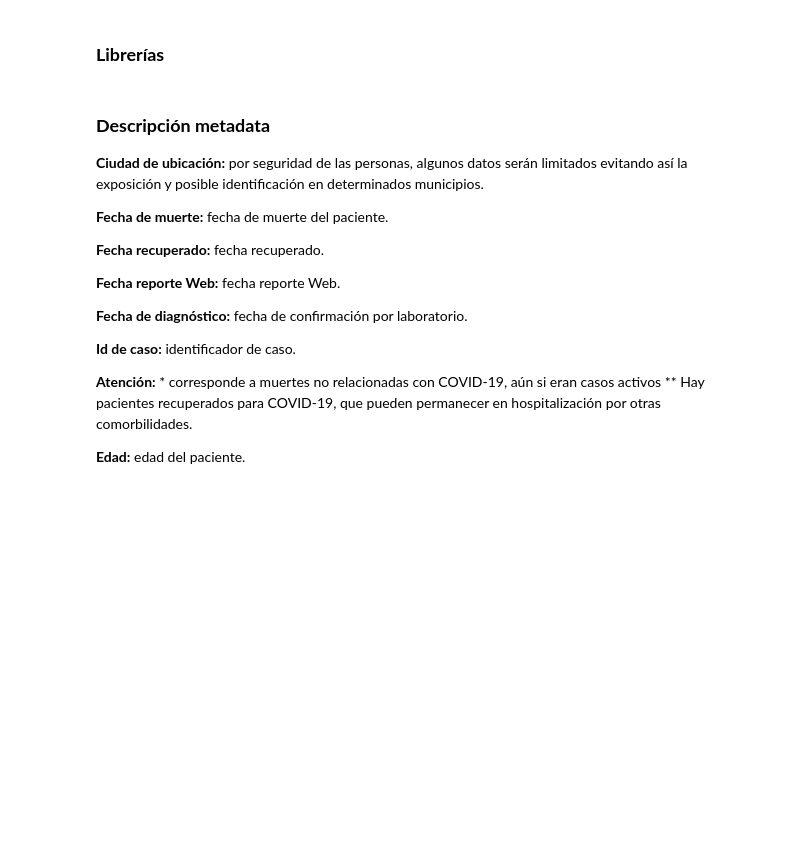
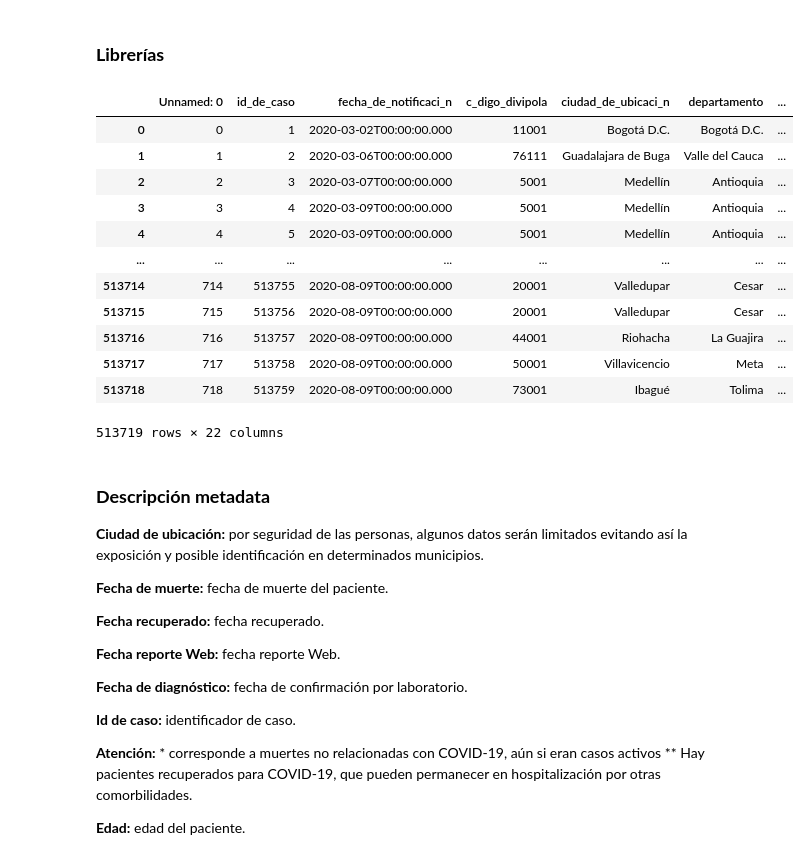
Before and after one commit to AP-2020-1S/covid-19-predictiva, a Jupyter notebook: Datalab/Datos_COVID-19.ipynb, the cells around one changed output. Cells and saved outputs as stored; diff of their text form; code cells hidden in the pictures; blank space fills up the shorter version.

```diff
--- a/Datalab/Datos_COVID-19.ipynb
+++ b/Datalab/Datos_COVID-19.ipynb
@@ -17,22 +17,37 @@ url = 'https://www.datos.gov.co/resource/gt2j-8ykr.json?$offset=' ##conexión co
 # %%
 consolidated_files = pd.DataFrame() ##tabla donde se almacenarán los registros
 
 #length = 0
 #i = 0 ##acumulador para poder establecer el número del registro a leer (funciona junto con offset)
 
 ##En cada nueva iteración se leen 1000 registros (este es el máximo por iteración) comenzando por el último encontrado para no repetir
 #while length % 1000 == 0: ##mientras la cantidad de registros dividido mil no deje residuo significa que aún hay registros por extraer
 #    offset = str(i*1000) ##offset indica en qué registro comenzar
 #    df = pd.read_json(url+offset)
 #    consolidated_files = consolidated_files.append(df, sort=False) ##se agregan los nuevos datos a la tabla sin borrar los anteriores
 #    length = len(consolidated_files) ##se actualiza la cantidad de registros en la tabla para ser evaluada en la próxima iteración
 #    i = i + 1
 #    #print('Cargados ' + str(length) + ' registros') ##validador en pantalla de ejecución
 #del df
 #print('Cargue completado: ' + str(length) + ' registros') ##validar finalización del cargue de los registros
 #consolidated_files.to_csv(r'..\Datos\CasosPositivosCOVID19_Colombia.csv')
 
 consolidated_files = pd.read_csv("../Datos/CasosPositivosCOVID19_Colombia.csv", sep = ',')
+consolidated_files
+# %% [output]
+|  | Unnamed: 0 | id_de_caso | fecha_de_notificaci_n | c_digo_divipola | ciudad_de_ubicaci_n | departamento | ... |
+| 0 | 0 | 1 | 2020-03-02T00:00:00.000 | 11001 | Bogotá D.C. | Bogotá D.C. | ... |
+| 1 | 1 | 2 | 2020-03-06T00:00:00.000 | 76111 | Guadalajara de Buga | Valle del Cauca | ... |
+| 2 | 2 | 3 | 2020-03-07T00:00:00.000 | 5001 | Medellín | Antioquia | ... |
+| 3 | 3 | 4 | 2020-03-09T00:00:00.000 | 5001 | Medellín | Antioquia | ... |
+| 4 | 4 | 5 | 2020-03-09T00:00:00.000 | 5001 | Medellín | Antioquia | ... |
+| ... | ... | ... | ... | ... | ... | ... | ... |
+| 513714 | 714 | 513755 | 2020-08-09T00:00:00.000 | 20001 | Valledupar | Cesar | ... |
+| 513715 | 715 | 513756 | 2020-08-09T00:00:00.000 | 20001 | Valledupar | Cesar | ... |
+| 513716 | 716 | 513757 | 2020-08-09T00:00:00.000 | 44001 | Riohacha | La Guajira | ... |
+| 513717 | 717 | 513758 | 2020-08-09T00:00:00.000 | 50001 | Villavicencio | Meta | ... |
+| 513718 | 718 | 513759 | 2020-08-09T00:00:00.000 | 73001 | Ibagué | Tolima | ... |
+513719 rows × 22 columns
 # %% [markdown]
 ### **Descripción metadata**
 
```
